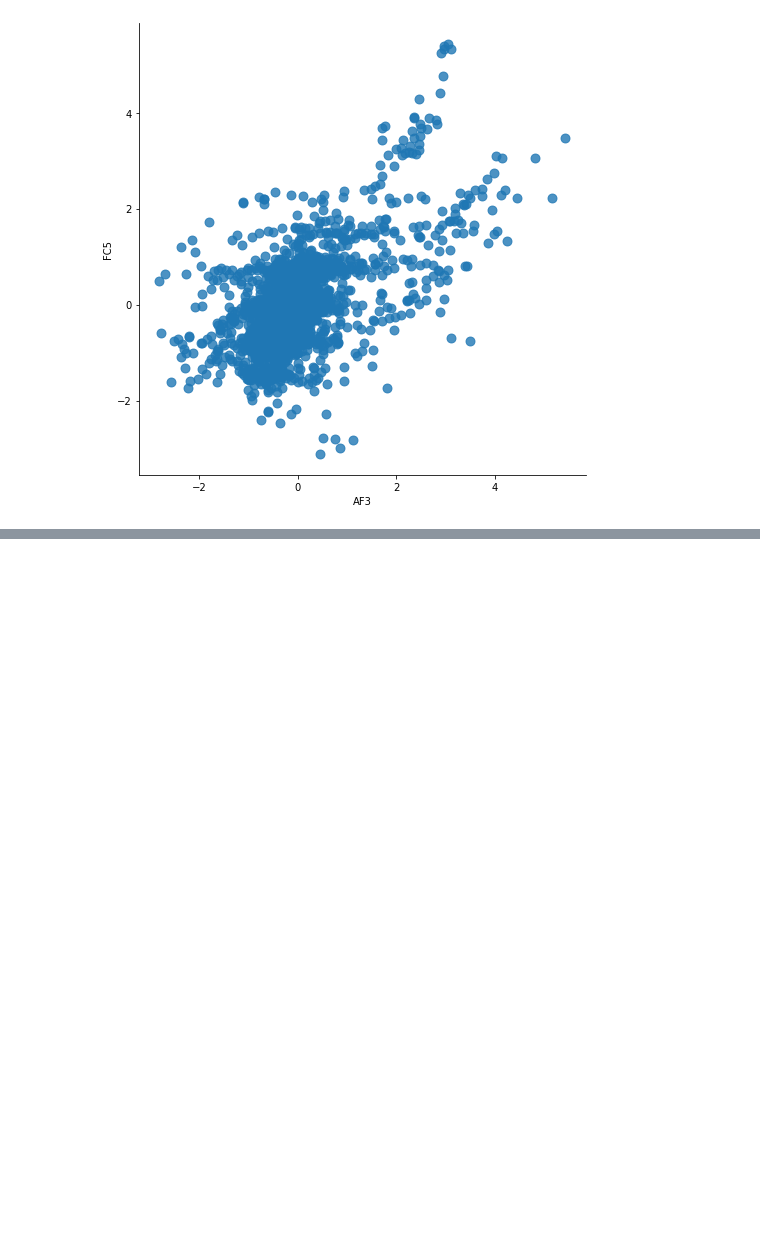
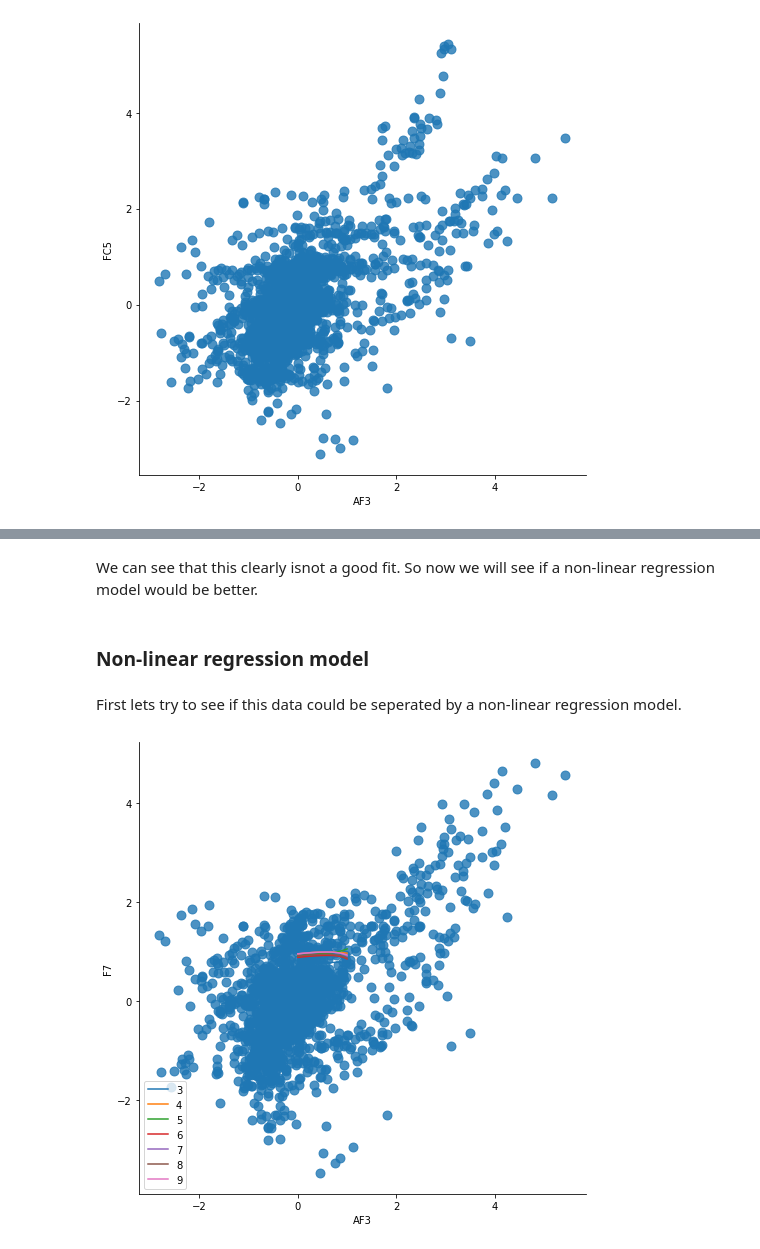
Before and after one commit to JanaDeCoster/Machine_Learning_course_UGent_D012554_kaggle, a Jupyter notebook: Kaggle_eye_blinking_prediciton.ipynb, the cells around one changed output, grey strips where cells are left out. Saved outputs shown, nothing was run; the diff lists cells and outputs as text; code cells hidden in the pictures; blank space fills up the shorter version.

```diff
--- a/Kaggle_eye_blinking_prediciton.ipynb
+++ b/Kaggle_eye_blinking_prediciton.ipynb
@@ -193,0 +241,34 @@ We can see large clusters that appear and we can also see that there appears to
+# %% [markdown]
+We can see that this clearly isnot a good fit. So now we will see if a non-linear regression model would be better.
+# %% [markdown]
+### Non-linear regression model
+# %% [markdown]
+First lets try to see if this data could be seperated by a non-linear regression model.
+# %%
+from sklearn.preprocessing import MinMaxScaler
+
+feature_scaler = MinMaxScaler()
+
+sns.lmplot(x="AF3", y="F7", data=trainset_stand, fit_reg=False, height=7, scatter_kws={"s": 80})
+
+model = LinearRegression(fit_intercept=True)
+x_plot = np.linspace(0, 1, 100)
+
+X = trainset_stand.copy()
+y = X.pop('label')
+
+for degree in [3, 4, 5, 6, 7, 8, 9]:
+    X['AF3^'+str(degree)] = X['AF3']**degree
+    #transformed feature are at different scale!!!
+    X['AF3^'+str(degree)] = feature_scaler.fit_transform(X[ ['AF3^'+str(degree)]])
+
+    model.fit(X, y)
+
+    pred = model.intercept_
+    for i in range(degree):
+        pred += model.coef_[i]*((x_plot)**(i+1))
+    plt.plot(x_plot,pred,label="%d" % degree)
+plt.legend(loc='lower left')
+plt.show()
+# %% [output]
+[figure, added]
```
Also changed, not shown: parts of 6 cells of this notebook.
